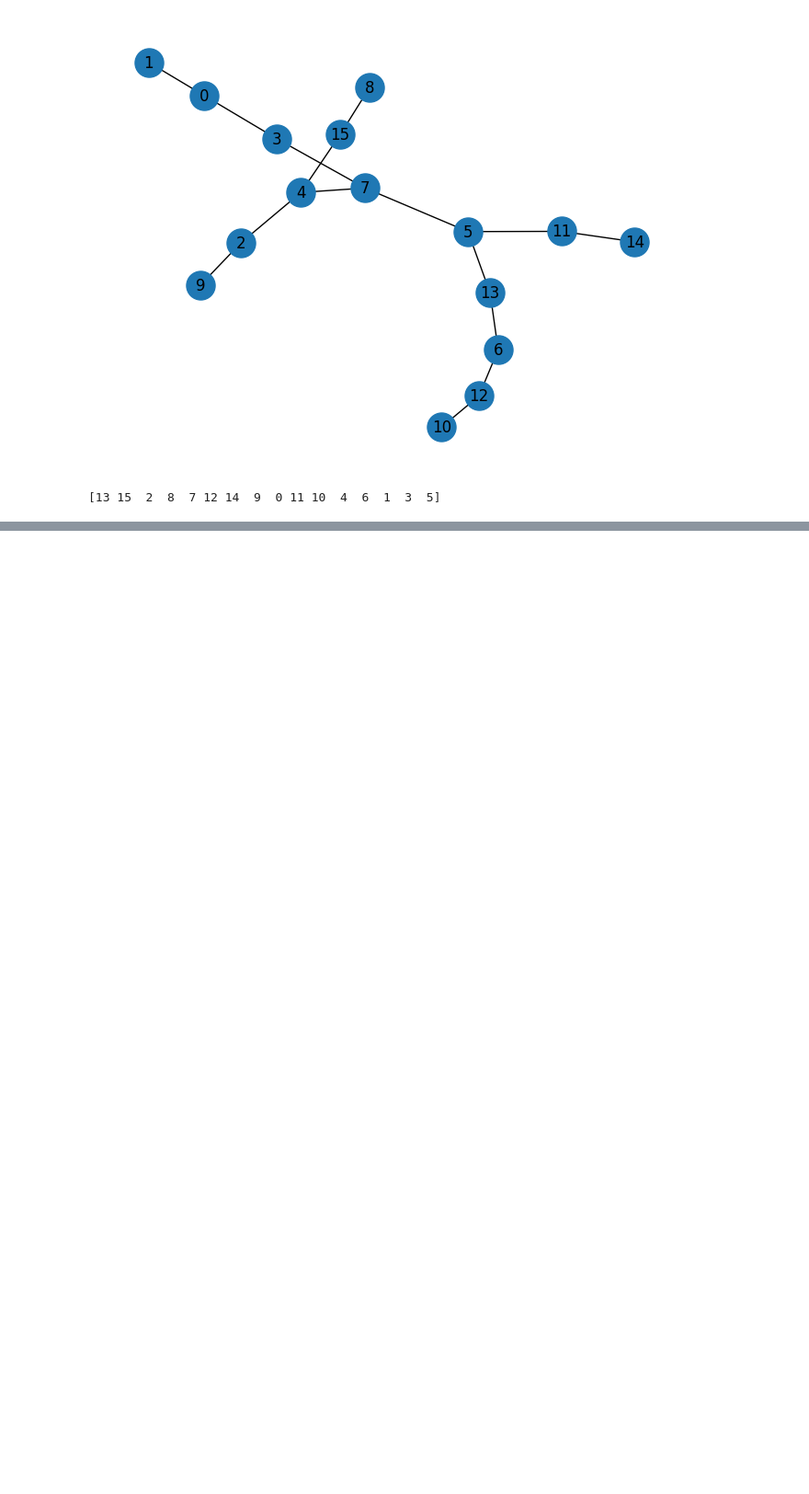
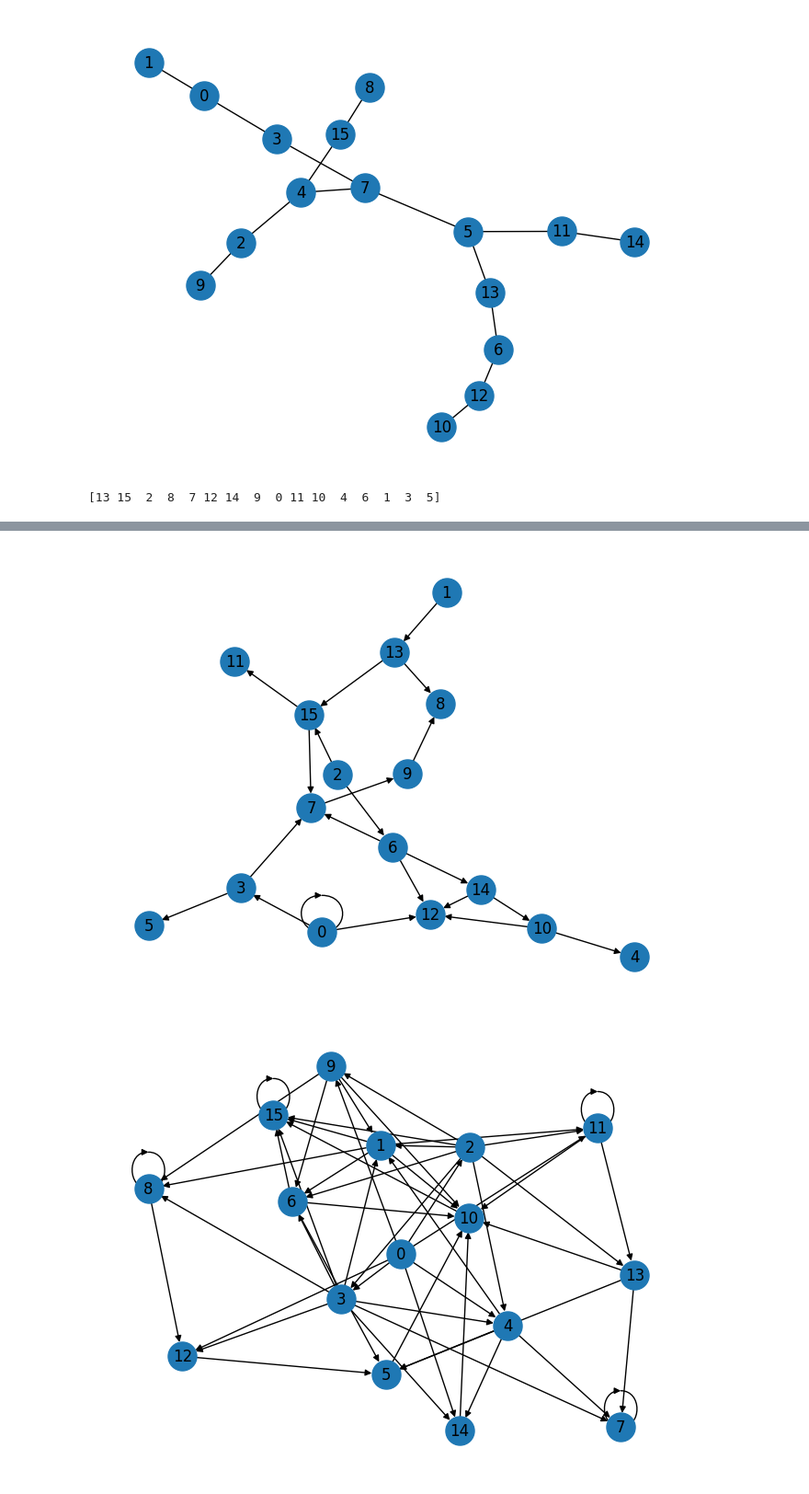
Before and after one commit to DJayalath/gnn-call-stack, a Jupyter notebook: debug.ipynb, the cells around one changed output, grey strips where cells are left out. Shown at 92% size. Drawn from its saved outputs; the diff is of its cells as text; code cells hidden in the pictures; blank space fills up the shorter version.

```diff
--- a/debug.ipynb
+++ b/debug.ipynb
@@ -94,0 +159,6 @@ print(perm)
+# %%
+adjs = [_random_er_graph(nb_nodes=16, p=prob, directed=True, acyclic=False, weighted=False) for prob in p]
+show_graph_with_labels(*adjs)
+# %% [output]
+[figure, added]
+[figure, added]
```
Also changed, not shown: parts of 7 cells of this notebook, 1 other file.
